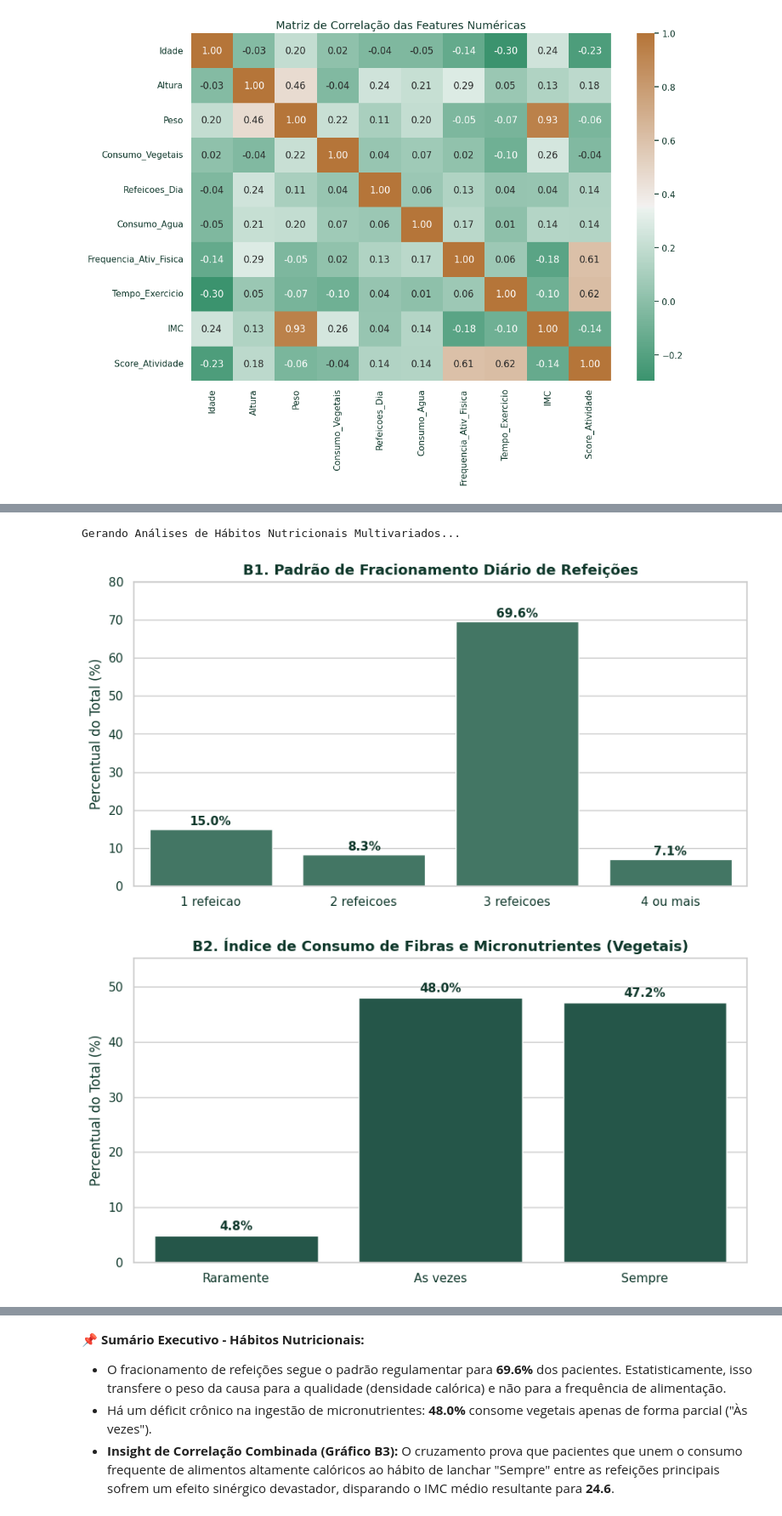
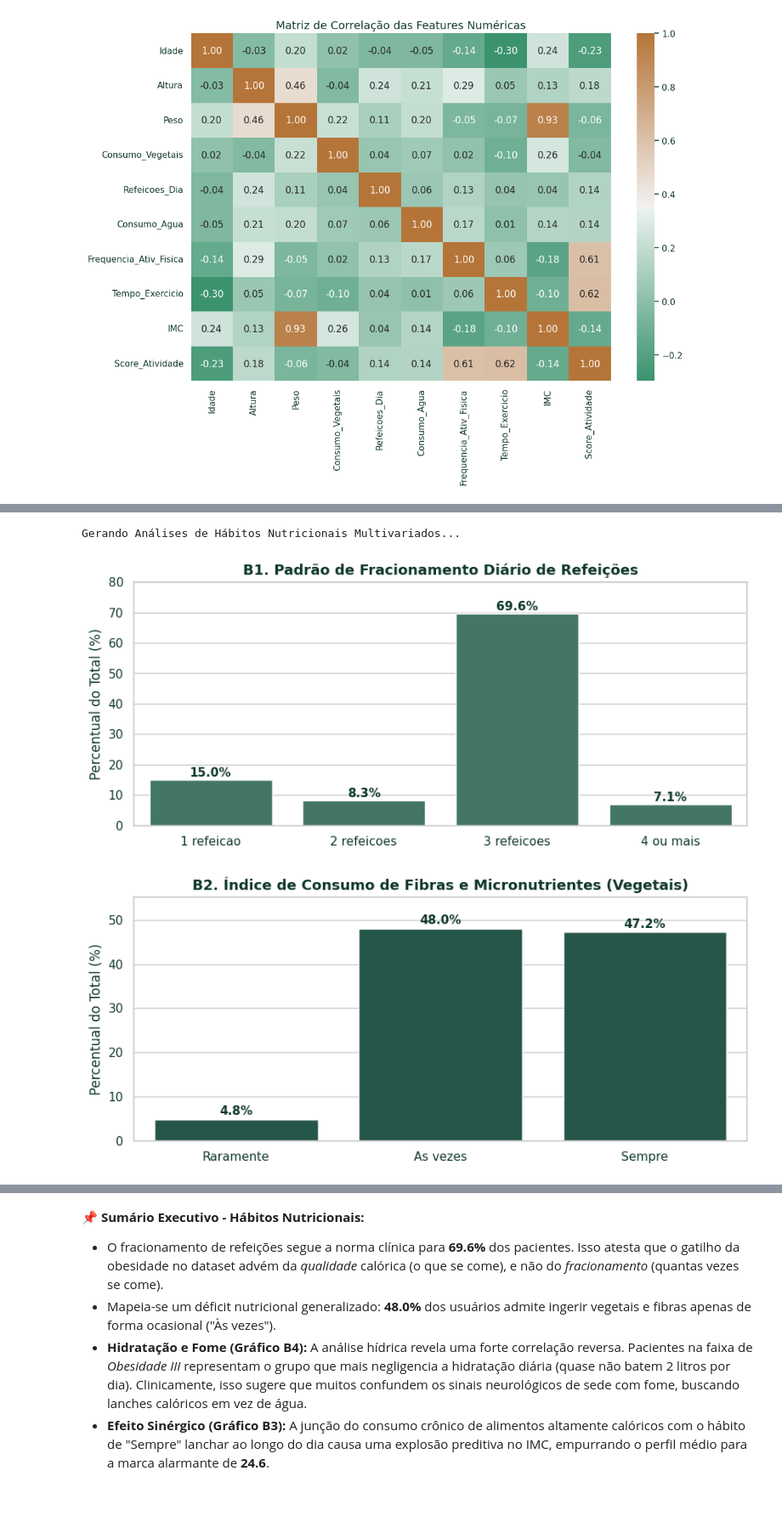
Before and after one commit to andersonserrico/notebooks-Grupo_45, a Jupyter notebook: Tech_Fase_4_Grupo_45_VFinal.ipynb, the cells around one changed output, grey strips where cells are left out. Shown at 85% size. Drawn from its saved outputs; the diff is of its cells as text; code cells hidden in the pictures.

```diff
--- a/Tech_Fase_4_Grupo_45_VFinal.ipynb
+++ b/Tech_Fase_4_Grupo_45_VFinal.ipynb
@@ -439,13 +482,11 @@ print("Gerando Análises de Hábitos Nutricionais Multivariados...")
 # B1. Proporção de Refeições Diárias
 ref_pct = (df_analise['Refeicoes_Dia'].value_counts(normalize=True) * 100).reindex(['1 refeicao', '2 refeicoes', '3 refeicoes', '4 ou mais'])
 
-fig, ax = plt.subplots(figsize=(10, 5))
+fig, ax = plt.subplots(figsize=(10, 4))
 sns.barplot(x=ref_pct.index, y=ref_pct.values, color=cor_elementos_secundarios, ax=ax)
-
 for i, v in enumerate(ref_pct.values):
     if pd.notna(v):
         ax.text(i, v + 1.0, f"{v:.1f}%", ha='center', color=cor_principal_texto, fontweight='bold', fontsize=11)
-
 ax.set_title("B1. Padrão de Fracionamento Diário de Refeições", fontsize=13, color=cor_principal_texto, weight='bold')
 ax.set_ylabel("Percentual do Total (%)")
 ax.set_xlabel("")
@@ -455,48 +496,64 @@ plt.show()
 # B2. Frequência de Consumo de Vegetais (%)
 veg_pct = (df_analise['Consumo_Vegetais'].value_counts(normalize=True) * 100).reindex(['Raramente', 'As vezes', 'Sempre'])
 
-fig, ax = plt.subplots(figsize=(10, 5))
+fig, ax = plt.subplots(figsize=(10, 4))
 sns.barplot(x=veg_pct.index, y=veg_pct.values, color=cor_barras_principais, ax=ax)
-
 for i, v in enumerate(veg_pct.values):
     if pd.notna(v):
         ax.text(i, v + 1.0, f"{v:.1f}%", ha='center', color=cor_principal_texto, fontweight='bold', fontsize=11)
-
 ax.set_title("B2. Índice de Consumo de Fibras e Micronutrientes (Vegetais)", fontsize=13, color=cor_principal_texto, weight='bold')
 ax.set_ylabel("Percentual do Total (%)")
 ax.set_xlabel("")
 ax.set_ylim(0, veg_pct.max() * 1.15)
 plt.show()
 
 # B3. CRUZAMENTO MULTIVARIADO: Consumo de Alta Caloria vs. Lanches entre Refeições
-# Preenchendo nulos com a categoria traduzida corretamente para evitar divergência
 df_analise['Consumo_Entre_Refeicoes'] = df_analise['Consumo_Entre_Refeicoes'].fillna('As vezes')
 heatmap_data = df_analise.groupby(['Consumo_Entre_Refeicoes', 'Consumo_Alta_Caloria'], observed=False)['IMC'].mean().unstack()
 
 fig, ax = plt.subplots(figsize=(8, 5))
 sns.heatmap(heatmap_data, annot=True, cmap=sns.light_palette(cor_barras_principais, as_cmap=True), fmt=".1f", cbar_kws={'label': 'IMC Médio Resultante'})
-ax.set_title("B3. Cruzamento Multivariado: Hábitos Combinados vs. Impacto no IMC", fontsize=13, color=cor_principal_texto, weight='bold')
+ax.set_title("B3. Cruzamento: Hábitos Combinados vs. Impacto no IMC", fontsize=13, color=cor_principal_texto, weight='bold')
 ax.set_ylabel("Lanches Entre Refeições")
 ax.set_xlabel("Consumo de Alimentos de Alta Caloria")
 plt.show()
+
+# B4. Distribuição do Consumo de Água por Classe de Peso
+b4_data = df_analise.groupby('Classe_Peso', observed=False)['Consumo_Agua'].value_counts(normalize=True).rename('Percentual').reset_index()
+b4_data['Percentual'] *= 100
+
+fig, ax = plt.subplots(figsize=(12, 5))
+sns.barplot(x='Classe_Peso', y='Percentual', hue='Consumo_Agua', data=b4_data, palette=[cor_alerta_destaque, cor_elementos_secundarios, cor_barras_principais], ax=ax)
+
+for p in ax.patches:
+    height = p.get_height()
+    if not pd.isna(height) and height > 0:
+        ax.annotate(f'{height:.0f}%', (p.get_x() + p.get_width() / 2., height), ha='center', va='bottom', fontsize=9, fontweight='bold', color=cor_principal_texto, xytext=(0, 5), textcoords='offset points')
+
+ax.set_title("B4. Hidratação: Consumo de Água por Classe de Risco Ponderal", fontsize=13, color=cor_principal_texto, weight='bold')
+ax.set_ylabel("Percentual na Classe (%)")
+ax.set_xlabel("")
+plt.xticks(rotation=45, ha='right')
+plt.legend(title="Água por Dia", loc='upper right')
+plt.show()
+
 
 # ---------------------------------------------------------
 # EXTRAÇÃO ASSERTIVA DE DADOS PARA O MARKDOWN (TEMA B)
 # ---------------------------------------------------------
 pct_3_refeicoes = ref_pct.get('3 refeicoes', 0.0)
 pct_veg_as_vezes = veg_pct.get('As vezes', 0.0)
-
-# Buscando exatamente no índice e coluna do DataFrame criado para o Heatmap
 pior_cenario_imc = heatmap_data.loc['Sempre', 'Sim'] if 'Sempre' in heatmap_data.index and 'Sim' in heatmap_data.columns else df_analise['IMC'].max()
 
 markdown_tema_b = f"""
 **📌 Sumário Executivo - Hábitos Nutricionais:**
-- O fracionamento de refeições segue o padrão regulamentar para **{pct_3_refeicoes:.1f}%** dos pacientes. Estatisticamente, isso transfere o peso da causa para a qualidade (densidade calórica) e não para a frequência de alimentação.
-- Há um déficit crônico na ingestão de micronutrientes: **{pct_veg_as_vezes:.1f}%** consome vegetais apenas de forma parcial ("Às vezes").
-- **Insight de Correlação Combinada (Gráfico B3):** O cruzamento prova que pacientes que unem o consumo frequente de alimentos altamente calóricos ao hábito de lanchar "Sempre" entre as refeições principais sofrem um efeito sinérgico devastador, disparando o IMC médio resultante para **{pior_cenario_imc:.1f}**.
+- O fracionamento de refeições segue a norma clínica para **{pct_3_refeicoes:.1f}%** dos pacientes. Isso atesta que o gatilho da obesidade no dataset advém da *qualidade* calórica (o que se come), e não do *fracionamento* (quantas vezes se come).
+- Mapeia-se um déficit nutricional generalizado: **{pct_veg_as_vezes:.1f}%** dos usuários admite ingerir vegetais e fibras apenas de forma ocasional ("Às vezes").
+- **Hidratação e Fome (Gráfico B4):** A análise hídrica revela uma forte correlação reversa. Pacientes na faixa de *Obesidade III* representam o grupo que mais negligencia a hidratação diária (quase não batem 2 litros por dia). Clinicamente, isso sugere que muitos confundem os sinais neurológicos de sede com fome, buscando lanches calóricos em vez de água.
+- **Efeito Sinérgico (Gráfico B3):** A junção do consumo crônico de alimentos altamente calóricos com o hábito de "Sempre" lanchar ao longo do dia causa uma explosão preditiva no IMC, empurrando o perfil médio para a marca alarmante de **{pior_cenario_imc:.1f}**.
 """
 display(Markdown(markdown_tema_b))
 # %% [output]
 Gerando Análises de Hábitos Nutricionais Multivariados...
-[figure, old version]
+[figure, new version]
-[figure, old version]
+[figure, new version]
@@ -504,5 +562,6 @@ Gerando Análises de Hábitos Nutricionais Multivariados...
 
 **📌 Sumário Executivo - Hábitos Nutricionais:**
-- O fracionamento de refeições segue o padrão regulamentar para **69.6%** dos pacientes. Estatisticamente, isso transfere o peso da causa para a qualidade (densidade calórica) e não para a frequência de alimentação.
-- Há um déficit crônico na ingestão de micronutrientes: **48.0%** consome vegetais apenas de forma parcial ("Às vezes").
-- **Insight de Correlação Combinada (Gráfico B3):** O cruzamento prova que pacientes que unem o consumo frequente de alimentos altamente calóricos ao hábito de lanchar "Sempre" entre as refeições principais sofrem um efeito sinérgico devastador, disparando o IMC médio resultante para **24.6**.
+- O fracionamento de refeições segue a norma clínica para **69.6%** dos pacientes. Isso atesta que o gatilho da obesidade no dataset advém da *qualidade* calórica (o que se come), e não do *fracionamento* (quantas vezes se come).
+- Mapeia-se um déficit nutricional generalizado: **48.0%** dos usuários admite ingerir vegetais e fibras apenas de forma ocasional ("Às vezes").
+- **Hidratação e Fome (Gráfico B4):** A análise hídrica revela uma forte correlação reversa. Pacientes na faixa de *Obesidade III* representam o grupo que mais negligencia a hidratação diária (quase não batem 2 litros por dia). Clinicamente, isso sugere que muitos confundem os sinais neurológicos de sede com fome, buscando lanches calóricos em vez de água.
+- **Efeito Sinérgico (Gráfico B3):** A junção do consumo crônico de alimentos altamente calóricos com o hábito de "Sempre" lanchar ao longo do dia causa uma explosão preditiva no IMC, empurrando o perfil médio para a marca alarmante de **24.6**.
```
Also changed, not shown: parts of 14 cells of this notebook.
